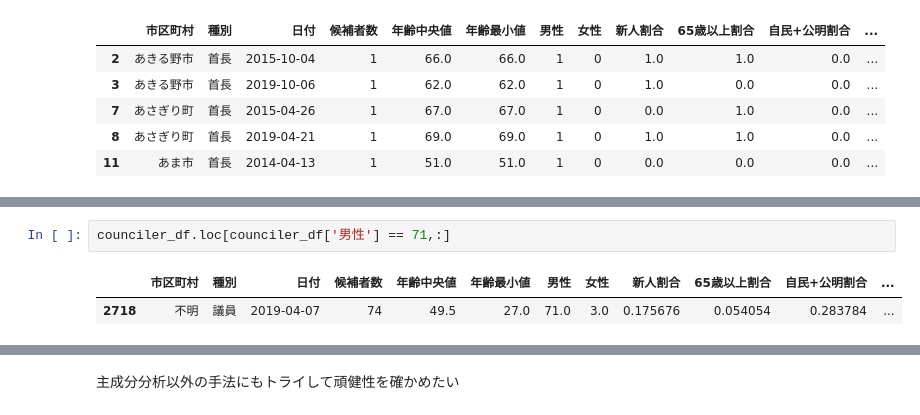
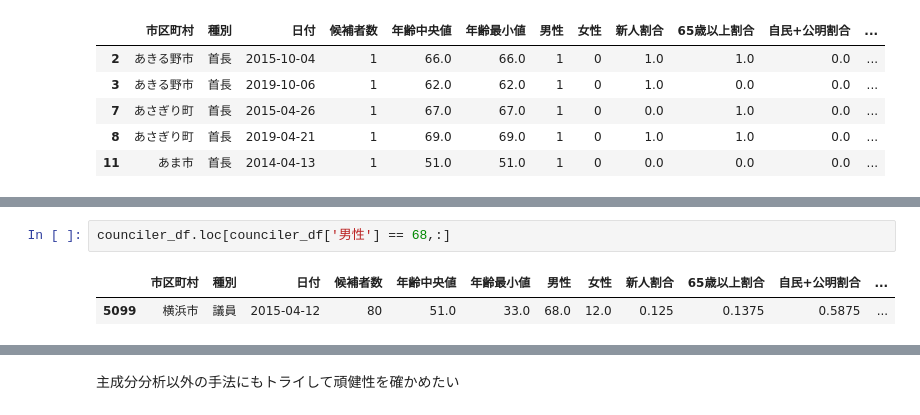
Before and after one commit to shun217/Statistics-Competition_Local-government-policy, a Jupyter notebook: testdata_pre.ipynb, the cells around one changed output, grey strips where cells are left out. Drawn from its saved outputs; the diff is of its cells as text.

```diff
--- a/testdata_pre.ipynb
+++ b/testdata_pre.ipynb
@@ -360,8 +354,8 @@ counciler_df.describe()
 # %%
-counciler_df.loc[counciler_df['男性'] == 71,:]
+counciler_df.loc[counciler_df['男性'] == 68,:]
 # %% [output]
 |  | 市区町村 | 種別 | 日付 | 候補者数 | 年齢中央値 | 年齢最小値 | 男性 | 女性 | 新人割合 | 65歳以上割合 | 自民+公明割合 | ... |
-| 2718 | 不明 | 議員 | 2019-04-07 | 74 | 49.5 | 27.0 | 71.0 | 3.0 | 0.175676 | 0.054054 | 0.283784 | ... |
+| 5099 | 横浜市 | 議員 | 2015-04-12 | 80 | 51.0 | 33.0 | 68.0 | 12.0 | 0.125 | 0.1375 | 0.5875 | ... |
 # %%
 chief_df.describe()
 # %% [output]
```
Also changed, not shown: parts of 20 cells of this notebook, 1 other file.
